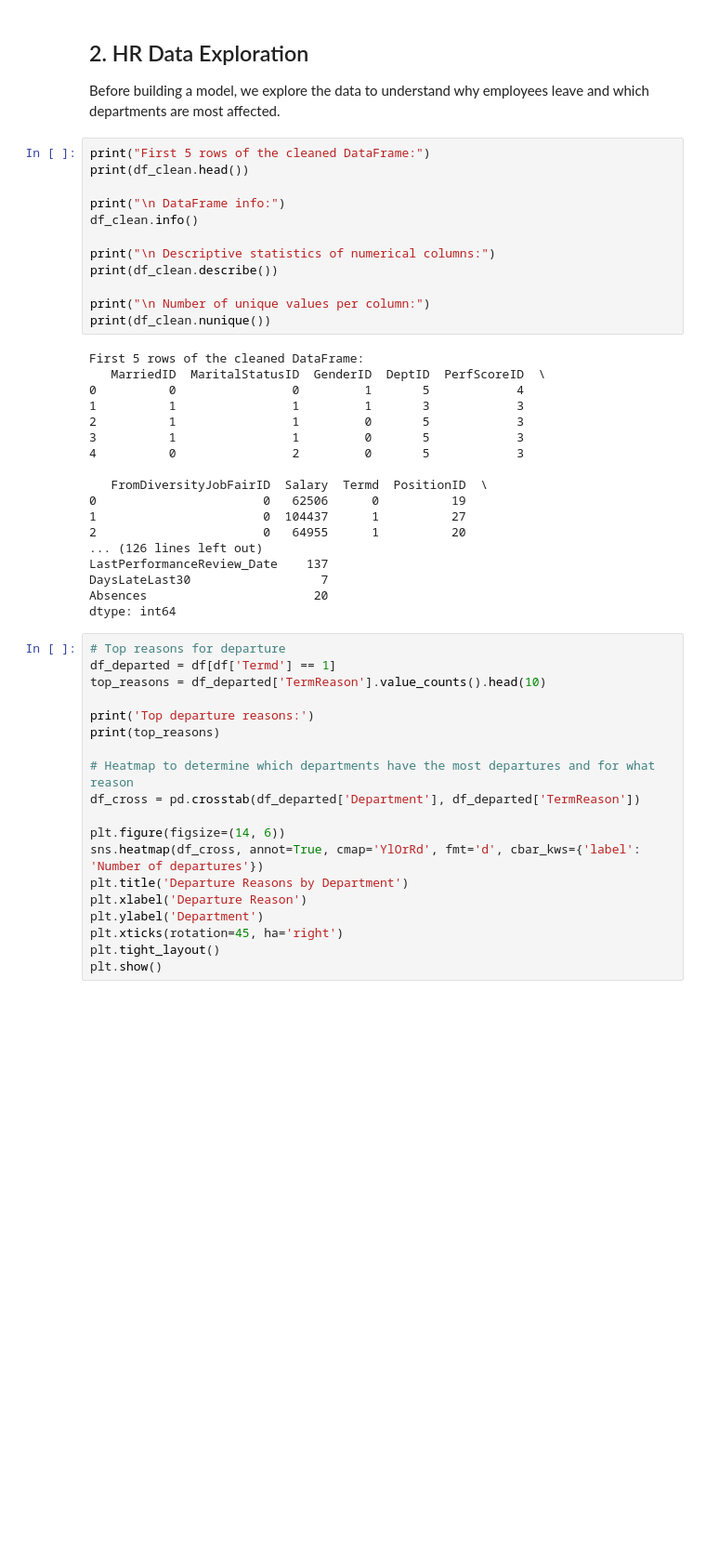
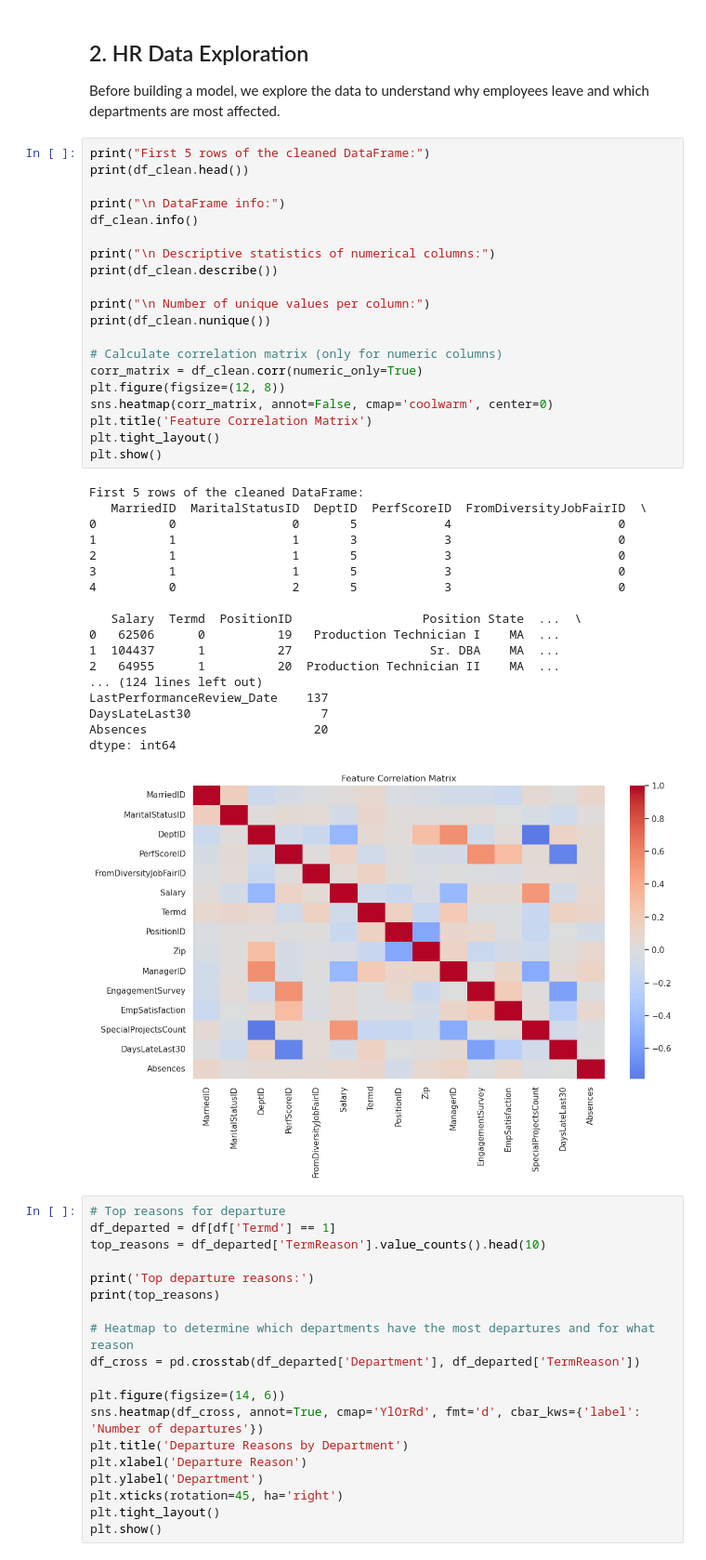
Before and after one commit to Yonet28/Hackaton-EAI, a Jupyter notebook: Hackaton.ipynb, the cells around one changed output. Shown at 93% size. Saved outputs shown, nothing was run; the diff lists cells and outputs as text; blank space fills up the shorter version.

```diff
--- a/Hackaton.ipynb
+++ b/Hackaton.ipynb
@@ -86,33 +86,42 @@ Before building a model, we explore the data to understand why employees leave a
 # %%
 print("First 5 rows of the cleaned DataFrame:")
 print(df_clean.head())
 
 print("\n DataFrame info:")
 df_clean.info()
 
 print("\n Descriptive statistics of numerical columns:")
 print(df_clean.describe())
 
 print("\n Number of unique values per column:")
 print(df_clean.nunique())
+
+# Calculate correlation matrix (only for numeric columns)
+corr_matrix = df_clean.corr(numeric_only=True)
+plt.figure(figsize=(12, 8))
+sns.heatmap(corr_matrix, annot=False, cmap='coolwarm', center=0)
+plt.title('Feature Correlation Matrix')
+plt.tight_layout()
+plt.show()
 # %% [output]
 First 5 rows of the cleaned DataFrame:
-   MarriedID  MaritalStatusID  GenderID  DeptID  PerfScoreID  \
-0          0                0         1       5            4
-1          1                1         1       3            3
-2          1                1         0       5            3
-3          1                1         0       5            3
-4          0                2         0       5            3
+   MarriedID  MaritalStatusID  DeptID  PerfScoreID  FromDiversityJobFairID  \
+0          0                0       5            4                       0
+1          1                1       3            3                       0
+2          1                1       5            3                       0
+3          1                1       5            3                       0
+4          0                2       5            3                       0
 
-   FromDiversityJobFairID  Salary  Termd  PositionID  \
-0                       0   62506      0          19
-1                       0  104437      1          27
-2                       0   64955      1          20
-... (126 lines left out)
+   Salary  Termd  PositionID                  Position State  ...  \
+0   62506      0          19   Production Technician I    MA  ...
+1  104437      1          27                   Sr. DBA    MA  ...
+2   64955      1          20  Production Technician II    MA  ...
+... (124 lines left out)
 LastPerformanceReview_Date    137
 DaysLateLast30                  7
 Absences                       20
 dtype: int64
+[figure, added]
 # %%
 # Top reasons for departure
 df_departed = df[df['Termd'] == 1]
```
Also changed, not shown: parts of 2 cells of this notebook.
